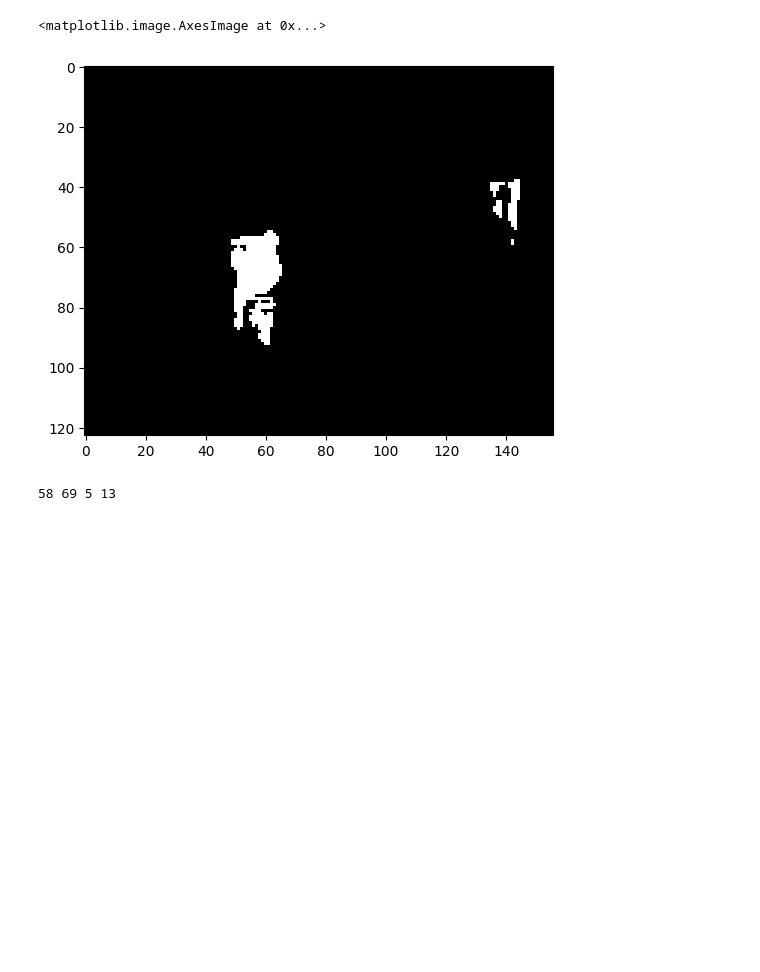
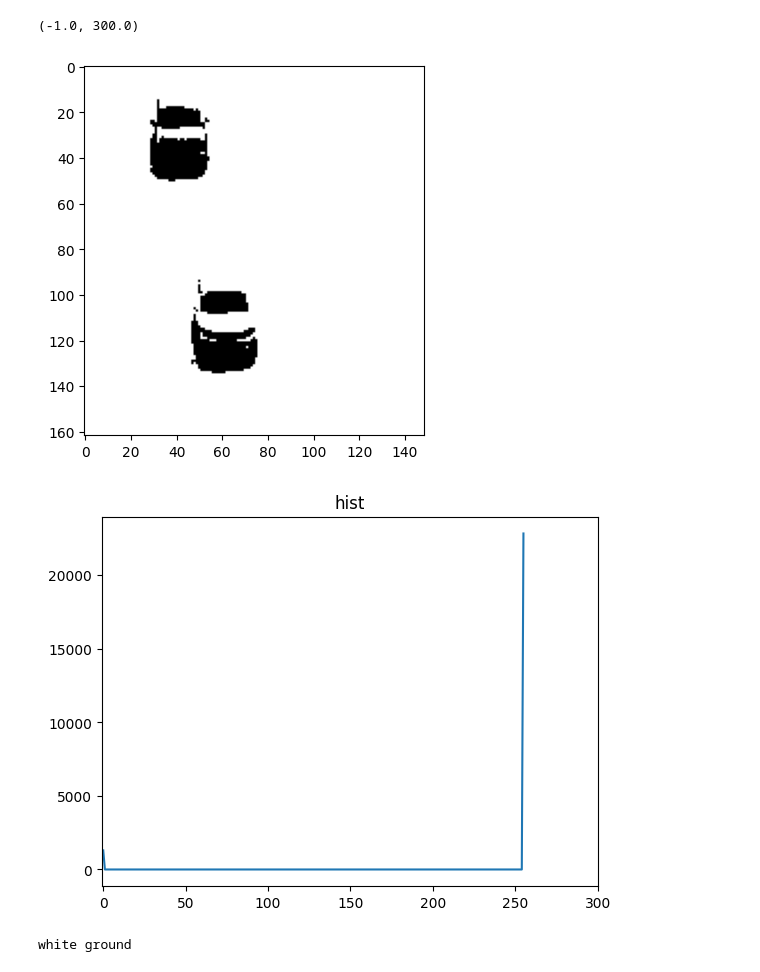
Before and after one commit to haminhtien99/object_tracking, a Jupyter notebook: no1.ipynb, the cells around one changed output. Drawn from its saved outputs; the diff is of its cells as text; code cells hidden in the pictures; blank space fills up the shorter version.

```diff
--- a/no1.ipynb
+++ b/no1.ipynb
@@ -21,4 +17,10 @@ cv2.destroyAllWindows()
 # %%
+path = os.path.join('sample_images','img0000040.jpg')
+img = cv2.imread(path)
+# cv2.imshow("Image", img)
+roi = take_roi(path)
+cv2.destroyAllWindows()
+
 hist = cv2.calcHist([roi], [0], roi, [256], [0, 256])
 plt.figure()
 plt.imshow(cv2.cvtColor(roi, cv2.COLOR_GRAY2BGR))
@@ -47,26 +50,28 @@ plt.xlim([0,300])
 # %%
-
 # Apply a threshold to the normalized image
 _, threshold = cv2.threshold(normalized, 0, 255, cv2.THRESH_BINARY + cv2.THRESH_OTSU)
 plt.figure()
 plt.imshow(cv2.cvtColor(threshold, cv2.COLOR_GRAY2BGR))
+hist = cv2.calcHist([threshold], [0], None, [256], [0, 256])
+plt.figure()
+plt.plot(hist)
+plt.title("hist")
+plt.xlim([-1,300])
 # %% [output]
-<matplotlib.image.AxesImage at 0x...>
+(-1.0, 300.0)
-[figure, old version]
+[figure, new version]
+[figure, added]
-# %%
-# Find the contours in the binary mask
-contours, hierarchy = cv2.findContours(threshold, cv2.RETR_EXTERNAL, cv2.CHAIN_APPROX_SIMPLE)
-
-# Find the bounding box around the largest contour
-largest_contour = max(contours, key=cv2.contourArea)
-x,y,w,h = cv2.boundingRect(largest_contour)
-print(x, y, w, h)
-# Draw a rectangle around the largest contour
-cv2.rectangle(threshold,(x,y),(x+w,y+h),(0,255,0),2)
-
-# Display the image with the rectangle drawn around the segmented region
-cv2.imshow('Contours', threshold)
-cv2.waitKey(0)
-cv2.destroyAllWindows()
-# %% [output]
-58 69 5 13
+# %%
+contours, hierarchy = cv2.findContours(threshold, cv2.RETR_EXTERNAL, cv2.CHAIN_APPROX_SIMPLE)
+largest_contour = max(contours, key=cv2.contourArea)
+largest_area = cv2.contourArea(largest_contour)
+if largest_area > 0.9 *len(roi) * len(roi[0]):
+    contours, hierarchy = cv2.findContours(~threshold, cv2.RETR_EXTERNAL, cv2.CHAIN_APPROX_SIMPLE)
+    largest_contour = max(contours, key=cv2.contourArea)
+    largest_area = cv2.contourArea(largest_contour)
+    if largest_area > 0.9 *len(roi) * len(roi[0]):
+        print('false')
+    else: print('white ground')
+else: print('black ground')
+# %% [output]
+white ground
```
Also changed, not shown: parts of 6 cells of this notebook, 5 other files.
